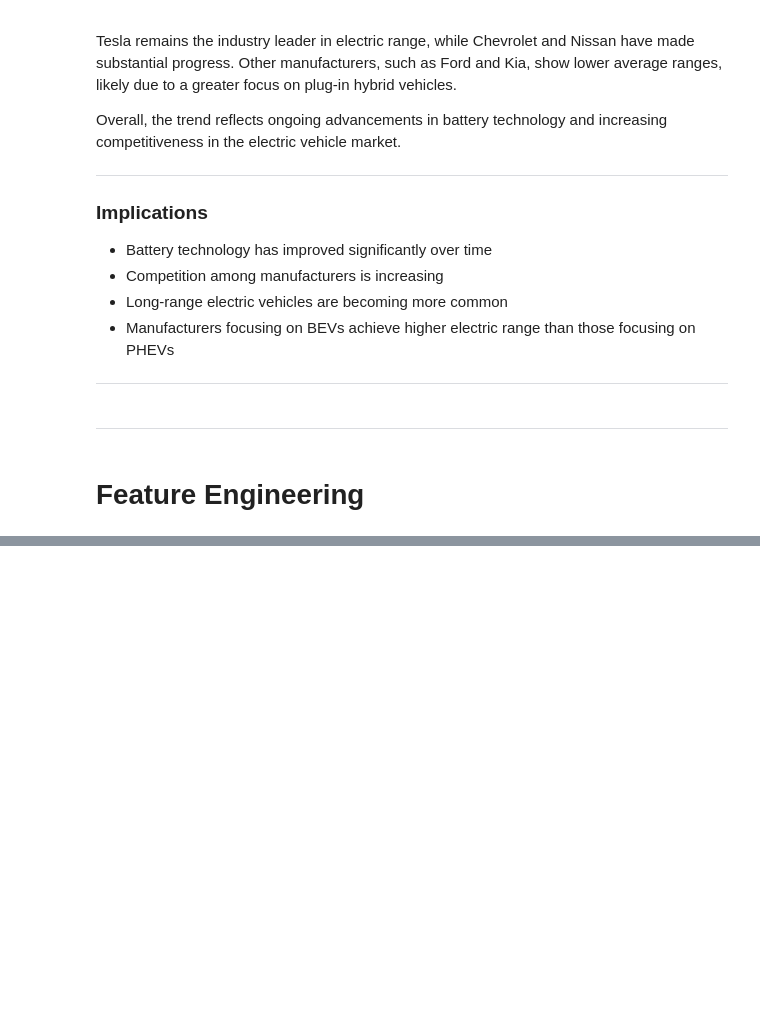
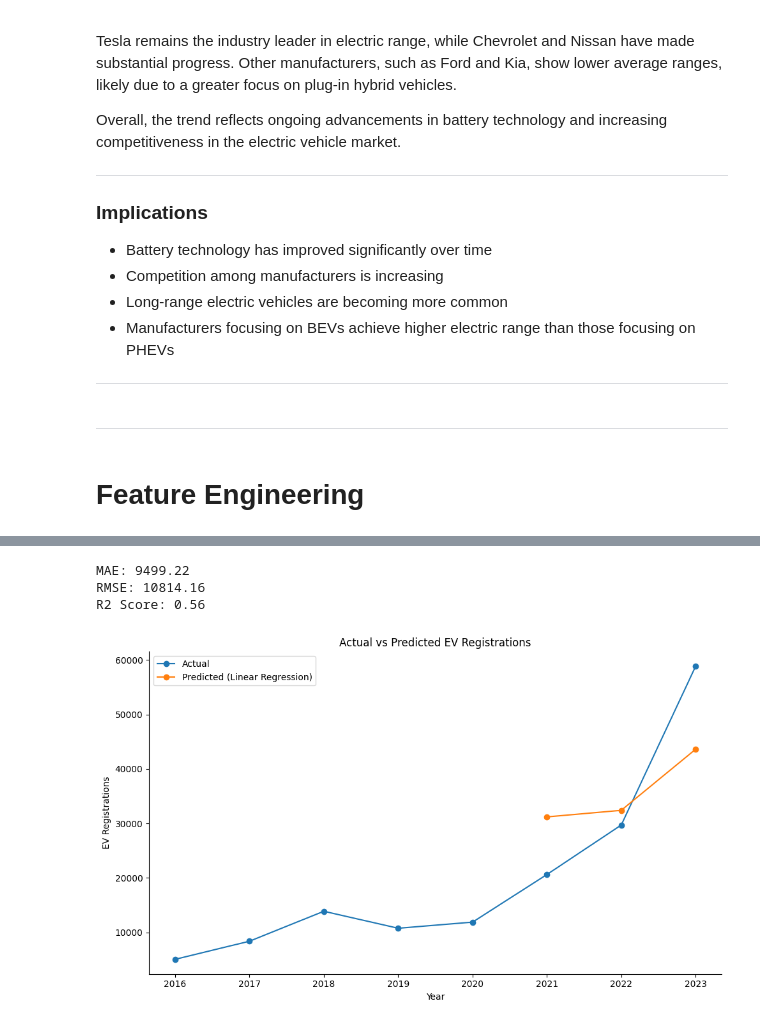
Before and after one commit to nawarfathi/electric-vehicle-analysis1, a Jupyter notebook: EV.ipynb, the cells around one changed output, grey strips where cells are left out. Drawn from its saved outputs; the diff is of its cells as text; code cells hidden in the pictures; blank space fills up the shorter version.

```diff
--- a/EV.ipynb
+++ b/EV.ipynb
@@ -2897,0 +2934,2 @@ Overall, the trend reflects ongoing advancements in battery technology and incre
+# %%
+yearly_ev = yearly_ev.dropna().reset_index(drop=True)
@@ -2897,0 +2970,60 @@ Overall, the trend reflects ongoing advancements in battery technology and incre
+# %%
+yearly_ev = yearly_ev[yearly_ev['Model Year'] <= 2023]
+yearly_ev = yearly_ev.reset_index(drop=True)
+# %%
+# پیدا کردن ایندکس مربوط به سال 2020
+split_index = yearly_ev[yearly_ev['Model Year'] == 2020].index[0]
+
+X_train = X[X.index <= split_index]
+X_test  = X[X.index > split_index]
+
+y_train = y[y.index <= split_index]
+y_test  = y[y.index > split_index]
+# %%
+from sklearn.linear_model import LinearRegression
+
+model_lr = LinearRegression()
+model_lr.fit(X_train, y_train)
+
+y_pred_lr = model_lr.predict(X_test)
+# %%
+from sklearn.metrics import mean_absolute_error, mean_squared_error, r2_score
+import numpy as np
+
+mae = mean_absolute_error(y_test, y_pred_lr)
+rmse = np.sqrt(mean_squared_error(y_test, y_pred_lr))
+r2 = r2_score(y_test, y_pred_lr)
+
+print("MAE:", round(mae,2))
+print("RMSE:", round(rmse,2))
+print("R2 Score:", round(r2,3))
+# %% [output]
+MAE: 9499.22
+RMSE: 10814.16
+R2 Score: 0.56
+# %%
+import matplotlib.pyplot as plt
+
+plt.figure(figsize=(10,6))
+
+plt.plot(yearly_ev['Model Year'], yearly_ev['EV_Count'], label='Actual', marker='o')
+
+plt.plot(
+    yearly_ev.loc[X_test.index, 'Model Year'],
+    y_pred_lr,
+    label='Predicted (Linear Regression)',
+    marker='o'
+)
+
+ax = plt.gca()
+ax.spines['top'].set_visible(False)
+ax.spines['right'].set_visible(False)
+
+plt.xlabel("Year")
+plt.ylabel("EV Registrations")
+plt.title("Actual vs Predicted EV Registrations")
+plt.legend()
+plt.tight_layout()
+plt.show()
+# %% [output]
+[figure, added]
```
Also changed, not shown: parts of 22 cells of this notebook.
